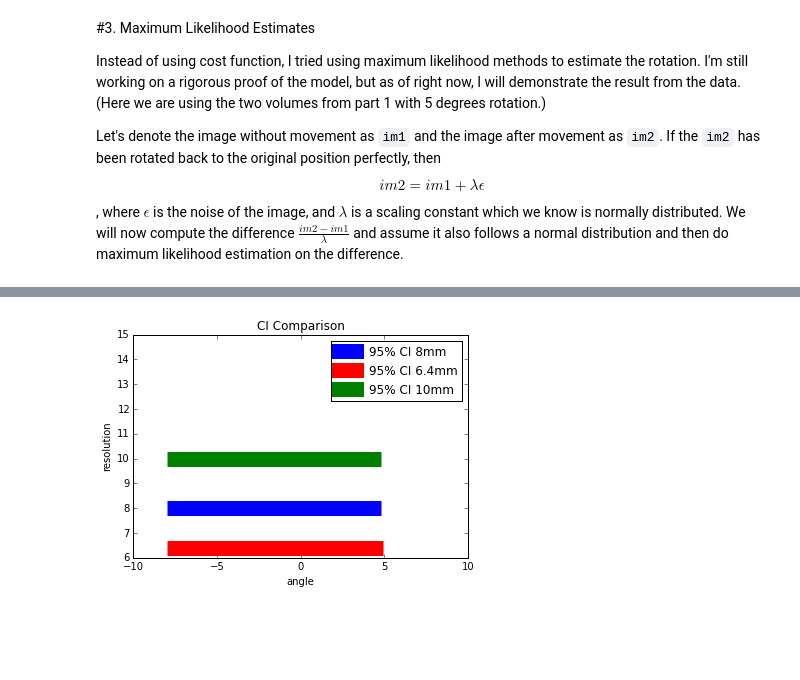
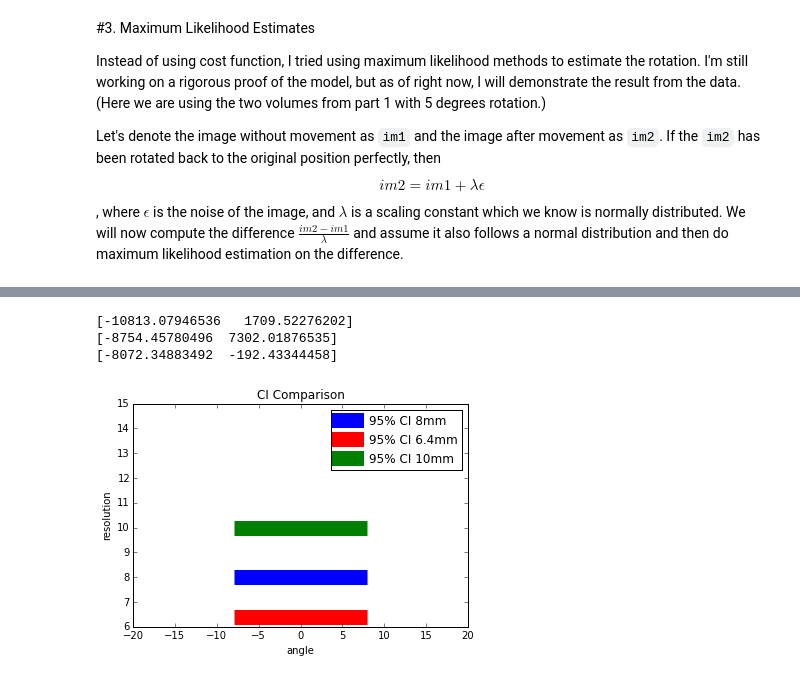
Before and after one commit to zyzdiana/AC297r-Volume-Registration, a Jupyter notebook: Multiple_Resolutions.ipynb, the cells around one changed output, grey strips where cells are left out. Cells and saved outputs as stored; diff of their text form; code cells hidden in the pictures; blank space fills up the shorter version.

```diff
--- a/Multiple_Resolutions.ipynb
+++ b/Multiple_Resolutions.ipynb
@@ -185,5 +264,8 @@ CI_10 = Maximum_Likelihood(list_10mm[0],list_10mm[1],thetas, t, 0, '10')
-# %%
-plot_CI(CI_8, CI_6_4, CI_10)
-# %% [output]
-[figure, removed]
+# %%
+plot_CI(calc_CI(prob_8), calc_CI(prob_6_4), calc_CI(prob_10))
+# %% [output]
+[-10813.07946536   1709.52276202]
+[-8754.45780496  7302.01876535]
+[-8072.34883492  -192.43344458]
+[figure, added]
 # %%
```
Also changed, not shown: parts of 19 cells of this notebook, 10 other files.
